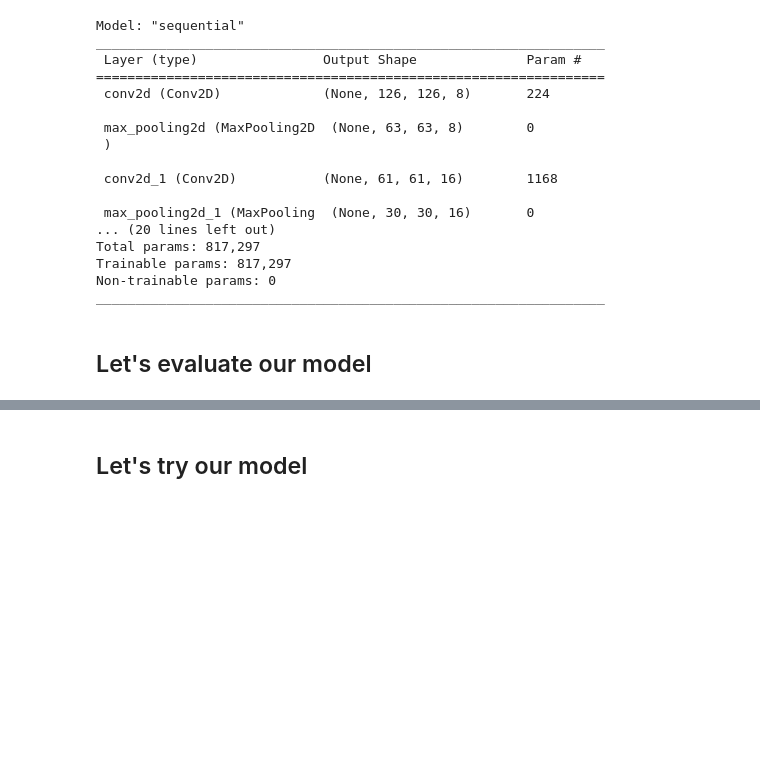
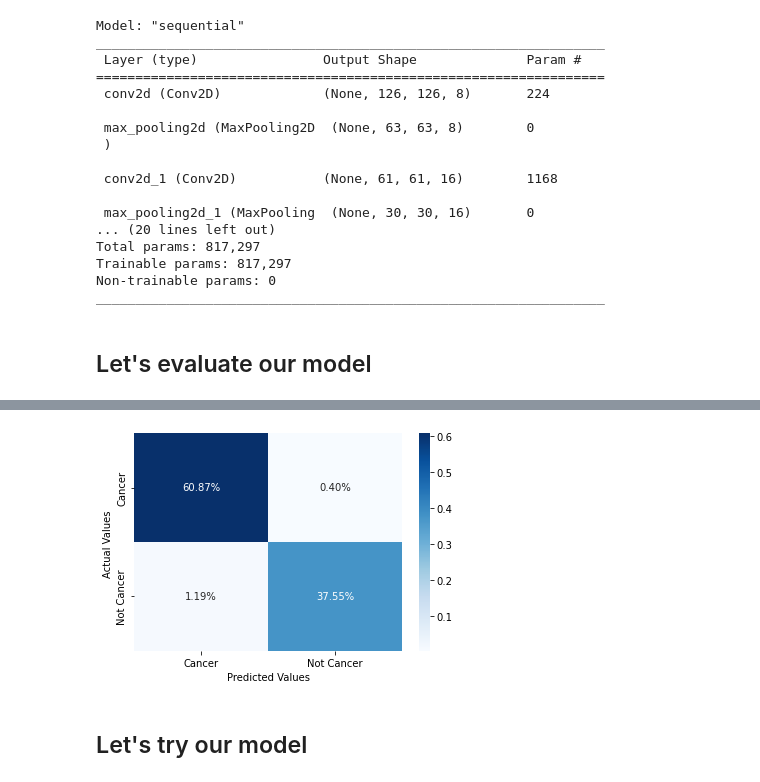
Before and after one commit to TomMenga/brain-tumor-AI-CNN, a Jupyter notebook: Brain_Tumor_CNN_Predict.ipynb, the cells around one changed output, grey strips where cells are left out. Saved outputs shown, nothing was run; the diff lists cells and outputs as text; code cells hidden in the pictures; blank space fills up the shorter version.

```diff
--- a/Brain_Tumor_CNN_Predict.ipynb
+++ b/Brain_Tumor_CNN_Predict.ipynb
@@ -146,3 +156,20 @@ Loss: 0.03
+# %%
+cf_matrix = tf.math.confusion_matrix(labels, predictions).numpy()
+
+ax = sns.heatmap(cf_matrix/np.sum(cf_matrix), annot=True,
+            fmt='.2%', cmap='Blues')
+
+ax.set_xlabel('Predicted Values')
+ax.set_ylabel('Actual Values ');
+
+## Ticket labels - List must be in alphabetical order
+ax.xaxis.set_ticklabels(['Cancer','Not Cancer'])
+ax.yaxis.set_ticklabels(['Cancer','Not Cancer'])
+
+## Display the visualization of the Confusion Matrix.
+plt.show()
+# %% [output]
+[figure, added]
 # %% [markdown]
 ## Let's try our model
 # %%
```
Also changed, not shown: parts of 7 cells of this notebook.
